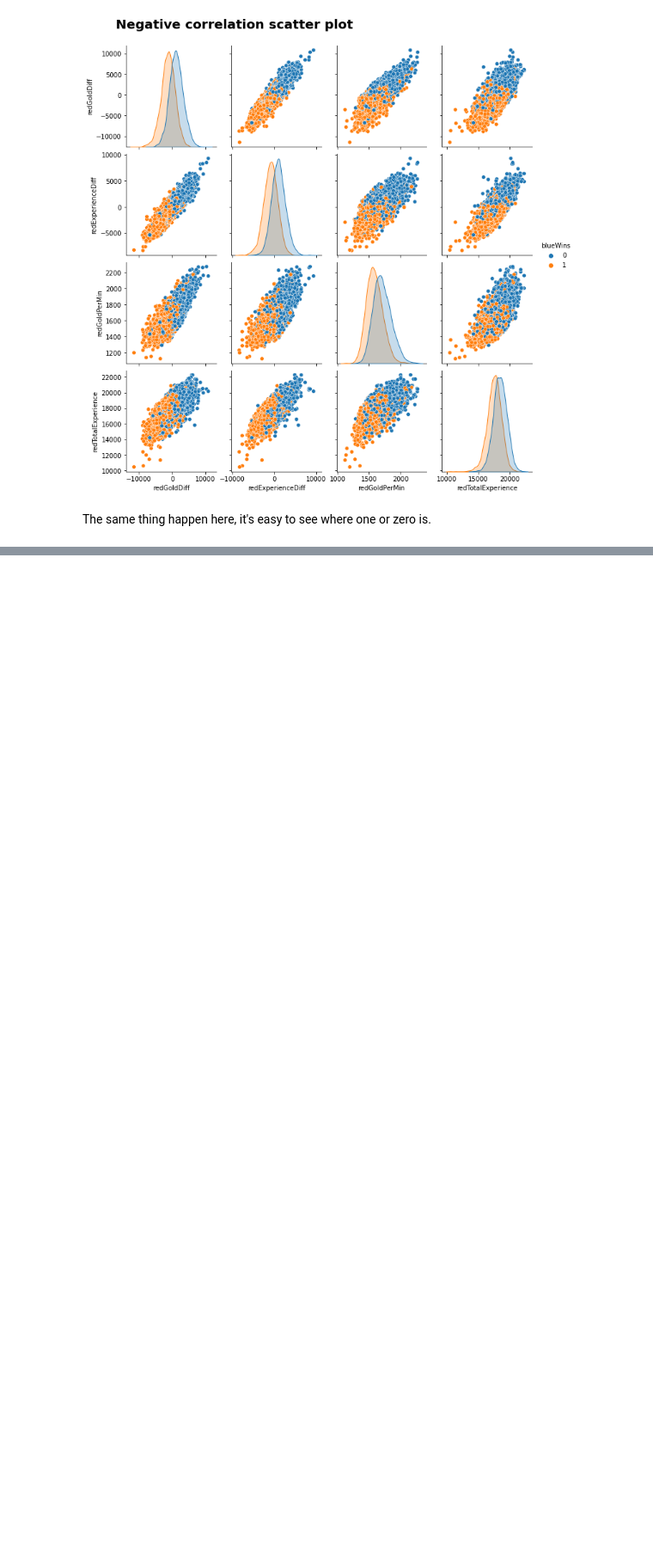
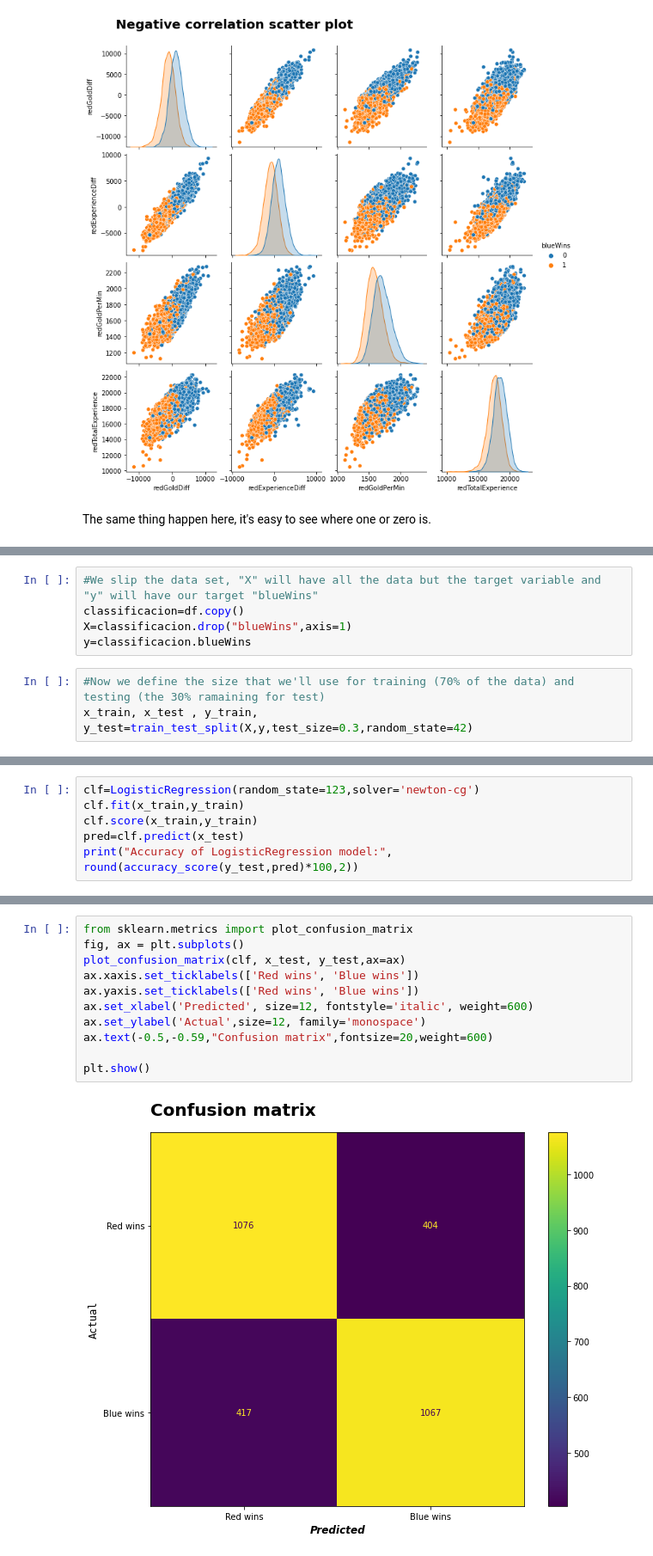
Before and after one commit to Fernecoder/Ranked-games-win-prediction, a Jupyter notebook: Ranked_game_win_prediction.ipynb, the cells around one changed output, grey strips where cells are left out. Shown at 86% size. Saved outputs shown, nothing was run; the diff lists cells and outputs as text; blank space fills up the shorter version.

Commit message:
Se trabajo en el modelo de predicción y conclusiones, la elección se hizo gracias a la libreria LazyPredict que mostró el mejor modelo

```diff
--- a/Ranked_game_win_prediction.ipynb
+++ b/Ranked_game_win_prediction.ipynb
@@ -172,0 +196,8 @@ So now we must choose a machine learning model to train and see if we can predic
+# %%
+#We slip the data set, "X" will have all the data but the target variable and "y" will have our target "blueWins"
+classificacion=df.copy()
+X=classificacion.drop("blueWins",axis=1)
+y=classificacion.blueWins
+# %%
+#Now we define the size that we'll use for training (70% of the data) and testing (the 30% ramaining for test)
+x_train, x_test , y_train, y_test=train_test_split(X,y,test_size=0.3,random_state=42)
@@ -172,0 +244,6 @@ So now we must choose a machine learning model to train and see if we can predic
+# %%
+clf=LogisticRegression(random_state=123,solver='newton-cg')
+clf.fit(x_train,y_train)
+clf.score(x_train,y_train)
+pred=clf.predict(x_test)
+print("Accuracy of LogisticRegression model:", round(accuracy_score(y_test,pred)*100,2))
@@ -172,0 +267,13 @@ So now we must choose a machine learning model to train and see if we can predic
+# %%
+from sklearn.metrics import plot_confusion_matrix
+fig, ax = plt.subplots()
+plot_confusion_matrix(clf, x_test, y_test,ax=ax)
+ax.xaxis.set_ticklabels(['Red wins', 'Blue wins'])
+ax.yaxis.set_ticklabels(['Red wins', 'Blue wins'])
+ax.set_xlabel('Predicted', size=12, fontstyle='italic', weight=600)
+ax.set_ylabel('Actual',size=12, family='monospace')
+ax.text(-0.5,-0.59,"Confusion matrix",fontsize=20,weight=600)
+
+plt.show()
+# %% [output]
+[figure, added]
```
Also changed, not shown: parts of 22 cells of this notebook.
